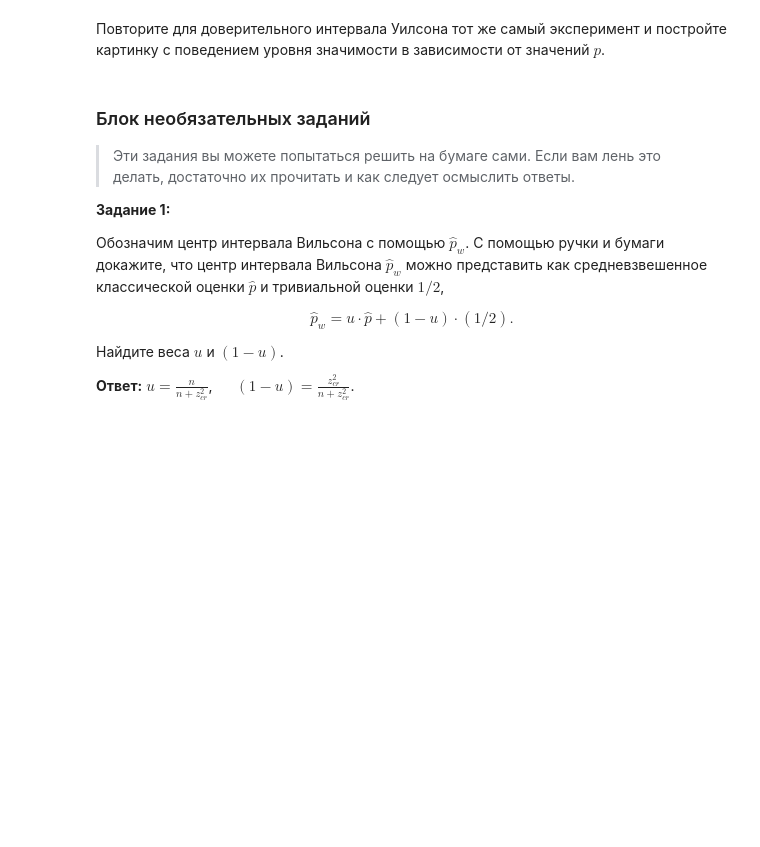
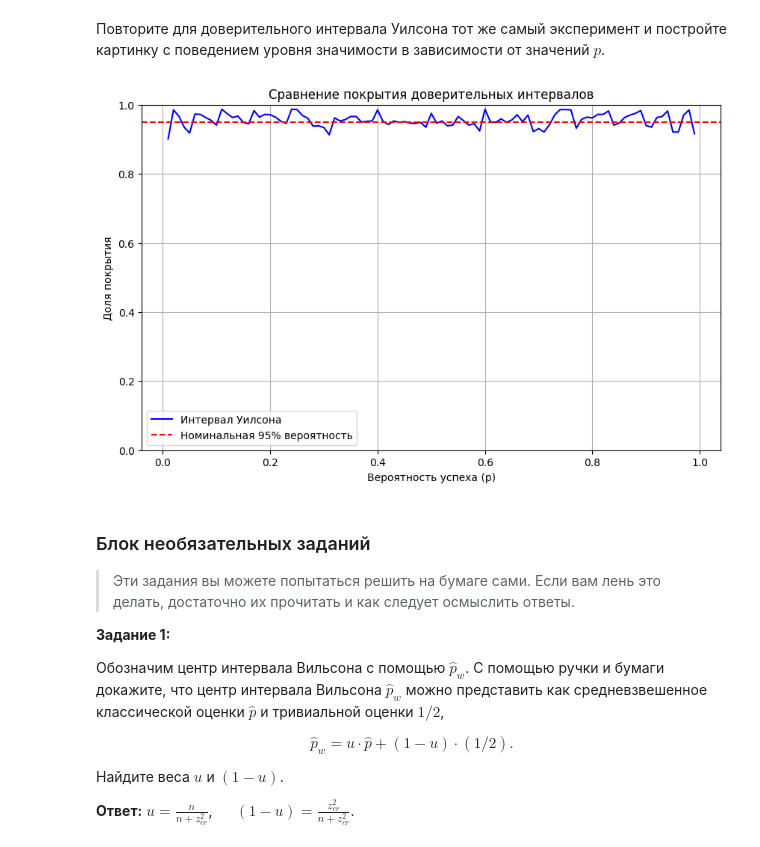
Before and after one commit to xanderkov/HSE-Math-Stat, a Jupyter notebook: hw-02/hw02-Kovel-Alexander.ipynb, the cells around one changed output. Drawn from its saved outputs; the diff is of its cells as text; code cells hidden in the pictures; blank space fills up the shorter version.

```diff
--- a/hw-02/hw02-Kovel-Alexander.ipynb
+++ b/hw-02/hw02-Kovel-Alexander.ipynb
@@ -63,3 +67,11 @@ $$
 5. Рисуем картинку, где по оси абсцис отложены значения $p$, а по оси ординат полученная оценка уровня значимости. Отдельной пунктирной линией рисуем на картинке $0.05$.
 
 Картинка должна получиться примерно такой же как [в этой статье.](https://www.ime.usp.br/~jmsinger/Textos/Castroetal2019.pdf)
+# %%
+import numpy as np
+import matplotlib.pyplot as plt
+from scipy.stats import norm
+
+alpha = 0.05
+confidence_level = 1 - alpha
+p_values = np.arange(0.01, 1.0, 0.01)
@@ -66 +101,13 @@ $$
+# %%
+def draw_sim_plot(p_values, coverage_list, confidence_level=0.95, label="Интервал Очень Важного человека"):
+    plt.figure(figsize=(10, 6))
+    plt.plot(p_values, coverage_list, label=label, color='blue')
+    plt.axhline(y=confidence_level, color='red', linestyle='--', label='Номинальная 95% вероятность')
+    plt.title('Сравнение покрытия доверительных интервалов')
+    plt.xlabel('Вероятность успеха (p)')
+    plt.ylabel('Доля покрытия')
+    plt.legend()
+    plt.grid()
+    plt.ylim(0, 1)
+    plt.show()
 # %%
@@ -122,13 +133,26 @@ $$
 
 **Необязательно:** с помощью ручки и бумаги убедитесь, что эти формулы верны.
 # %%
-### ╰( ͡° ͜ʖ ͡° )つ▬▬ι═══════  bzzzzzzzzzz
-# will the code be with you
+def get_wilson(z, sample, n):
+    phat = sample / n
+
+    nw = n + z * z
+    u = n / nw
+    pwhat = u * phat + (1 - u) / 2
+
+    adjusted_se = np.sqrt((u * phat * (1 - phat) + (1 - u) / 4) / nw)
+
+    ci_wilson_lower = pwhat - z * adjusted_se
+    ci_wilson_upper = pwhat + z * adjusted_se
+    return ci_wilson_lower, ci_wilson_upper
 # %% [markdown]
 Повторите для доверительного интервала Уилсона тот же самый эксперимент и постройте картинку с поведением уровня значимости в зависимости от значений $p$.
 # %%
-### ╰( ͡° ͜ʖ ͡° )つ▬▬ι═══════  bzzzzzzzzzz
-# will the code be with you
+coverage_wilson = create_simulation(get_wilson, p_values)
+# %%
+draw_sim_plot(p_values, coverage_wilson, label='Интервал Уилсона')
+# %% [output]
+[figure, added]
 # %% [markdown]
 ### Блок необязательных заданий
 
```
Also changed, not shown: parts of 14 cells of this notebook, 1 other file.
